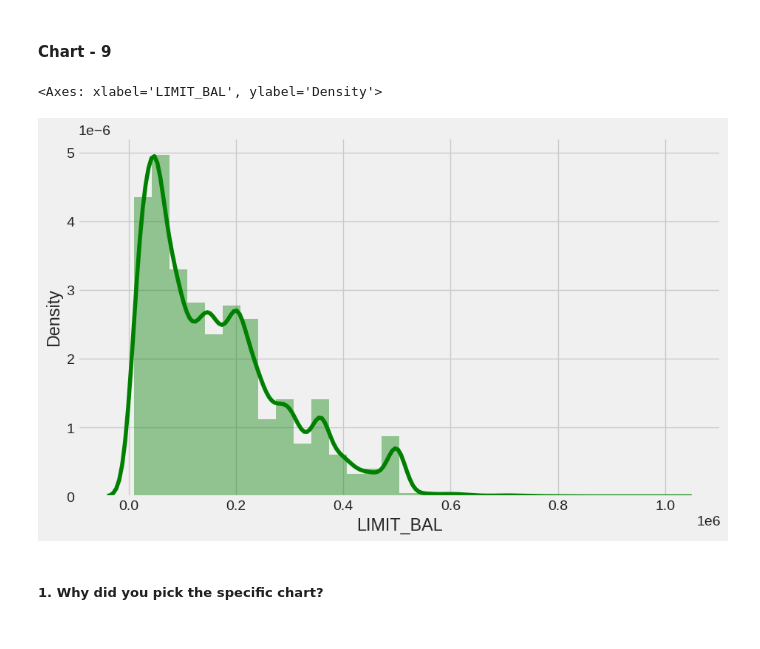
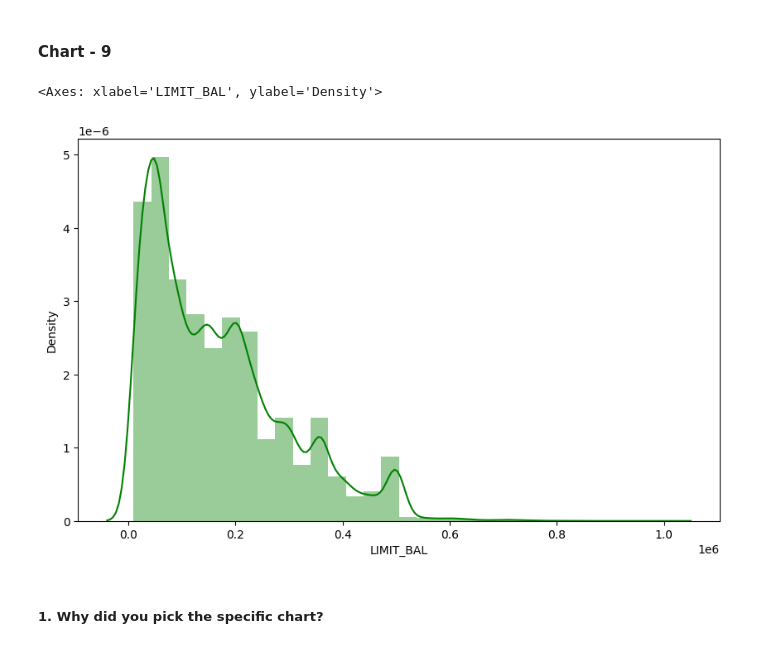
Before and after one commit to DharmendraYadav96/Credit-Card-Default-Prediction, a Jupyter notebook: Credit_Card_Default_Prediction.ipynb, the cells around one changed output. Drawn from its saved outputs; the diff is of its cells as text; code cells hidden in the pictures.

```diff
--- a/Credit_Card_Default_Prediction.ipynb
+++ b/Credit_Card_Default_Prediction.ipynb
@@ -714,12 +710,12 @@ The distributions for both groups (defaulters and non-defaulters) have similar s
 # %%
 # Chart - 9 visualization code
 # Creating a distplot for "LIMIT_BAL"
-plt.style.use('fivethirtyeight')
+# plt.style.use('fivethirtyeight')
 plt.figure(figsize=(10,6))
 sns.distplot(df['LIMIT_BAL'],kde=True,bins=30, color = 'g')
 # %% [output]
 <Axes: xlabel='LIMIT_BAL', ylabel='Density'>
-[figure, old version]
+[figure, new version]
 # %% [markdown]
 ##### 1. Why did you pick the specific chart?
 # %% [markdown]
```
Also changed, not shown: parts of 77 cells of this notebook.
